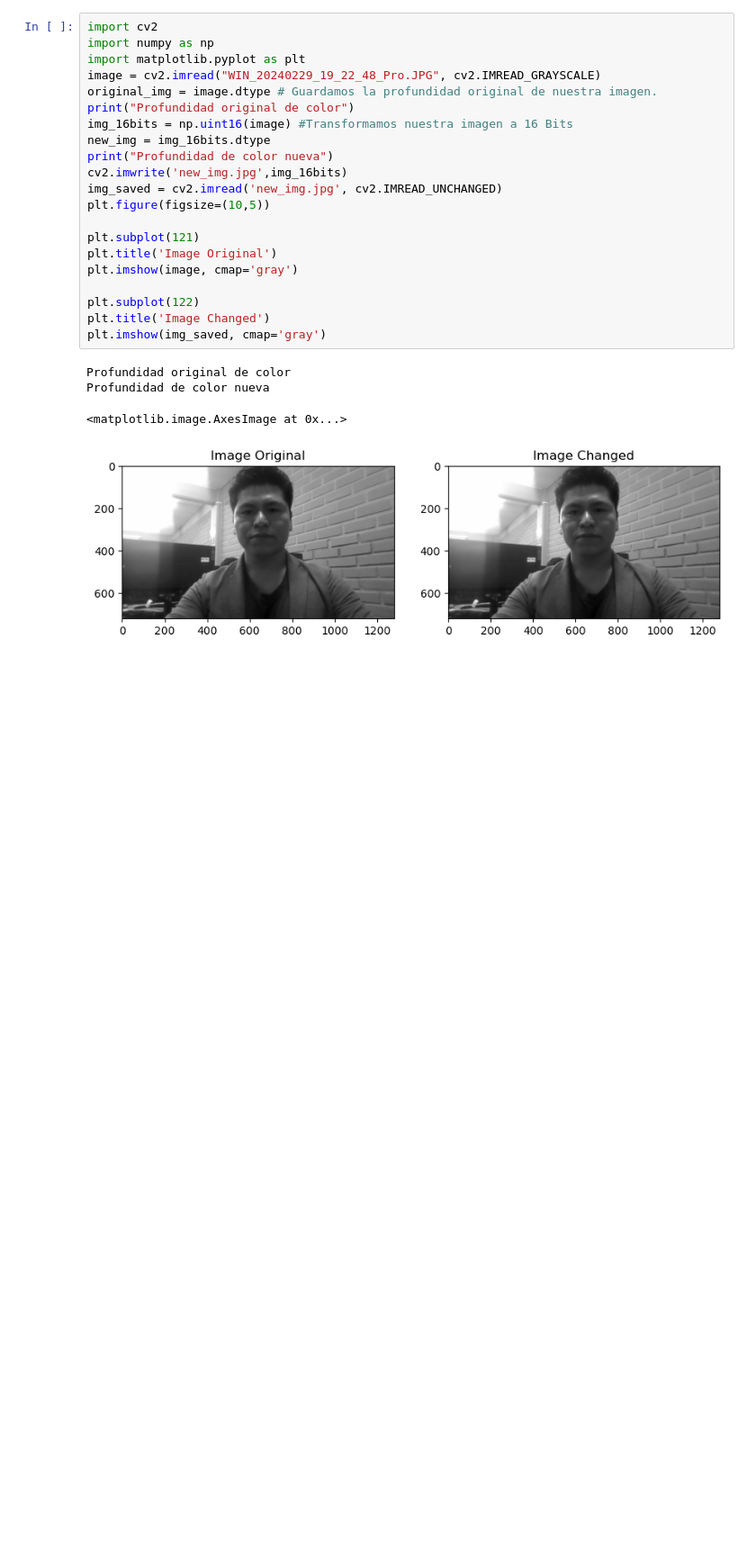
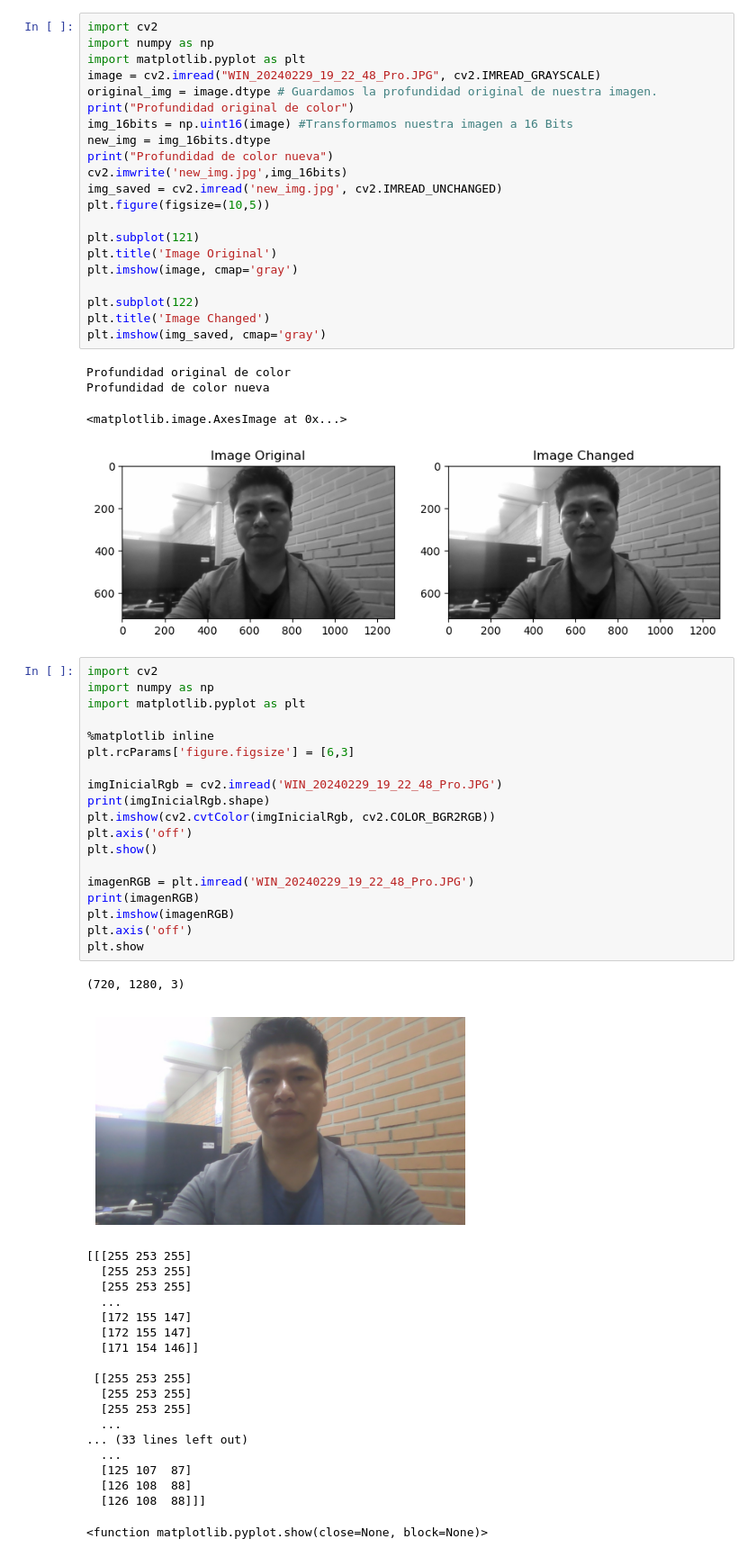
Before and after one commit to YafarBarrera/DigitalImageProcessing, a Jupyter notebook: ImageManager.ipynb, the cells around one changed output. Shown at 90% size. Saved outputs shown, nothing was run; the diff lists cells and outputs as text; blank space fills up the shorter version.

```diff
--- a/ImageManager.ipynb
+++ b/ImageManager.ipynb
@@ -86,3 +86,43 @@ Profundidad original de color
 Profundidad de color nueva
 <matplotlib.image.AxesImage at 0x...>
 [figure]
+# %%
+import cv2
+import numpy as np
+import matplotlib.pyplot as plt
+
+%matplotlib inline
+plt.rcParams['figure.figsize'] = [6,3]
+
+imgInicialRgb = cv2.imread('WIN_20240229_19_22_48_Pro.JPG')
+print(imgInicialRgb.shape)
+plt.imshow(cv2.cvtColor(imgInicialRgb, cv2.COLOR_BGR2RGB))
+plt.axis('off')
+plt.show()
+
+imagenRGB = plt.imread('WIN_20240229_19_22_48_Pro.JPG')
+print(imagenRGB)
+plt.imshow(imagenRGB)
+plt.axis('off')
+plt.show
+# %% [output]
+(720, 1280, 3)
+[figure, added]
+[[[255 253 255]
+  [255 253 255]
+  [255 253 255]
+  ...
+  [172 155 147]
+  [172 155 147]
+  [171 154 146]]
+
+ [[255 253 255]
+  [255 253 255]
+  [255 253 255]
+  ...
+... (33 lines left out)
+  ...
+  [125 107  87]
+  [126 108  88]
+  [126 108  88]]]
+<function matplotlib.pyplot.show(close=None, block=None)>
```
Also changed, not shown: parts of 2 cells of this notebook, 2 other files.
